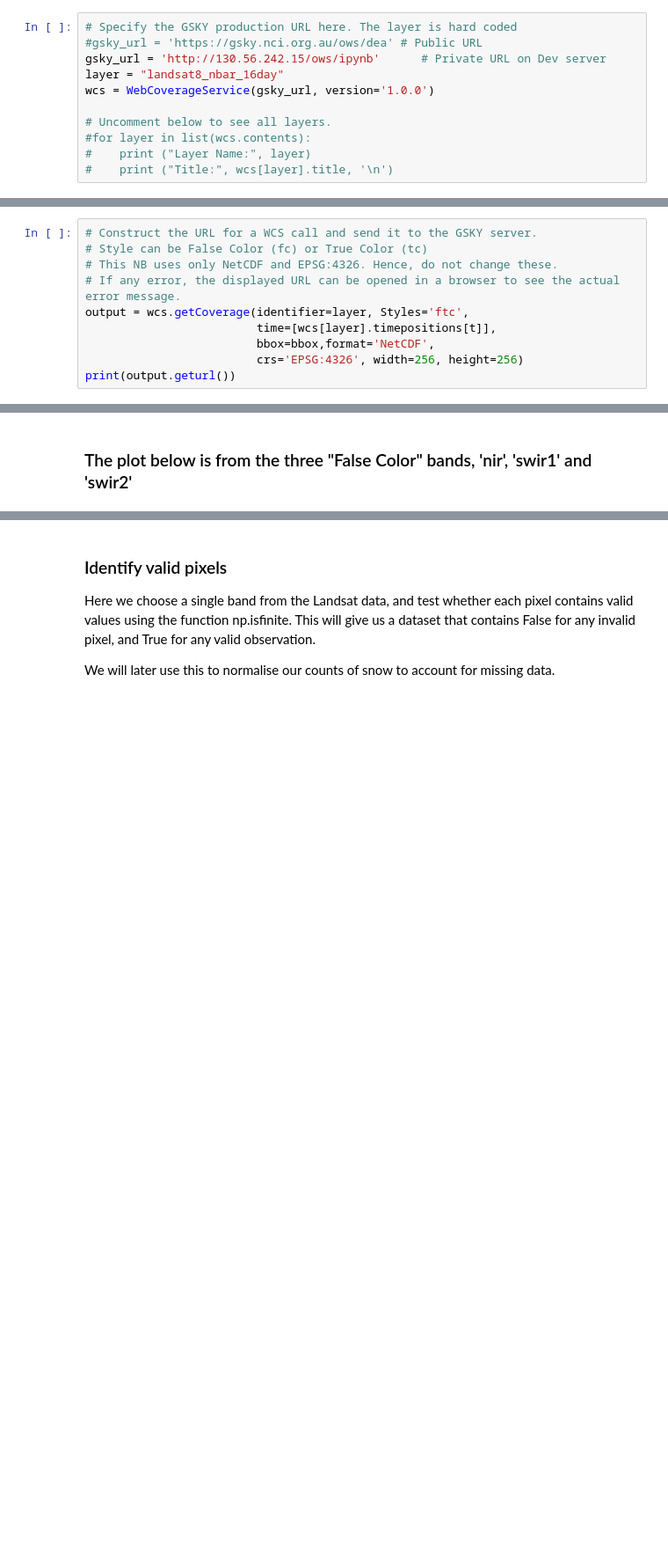
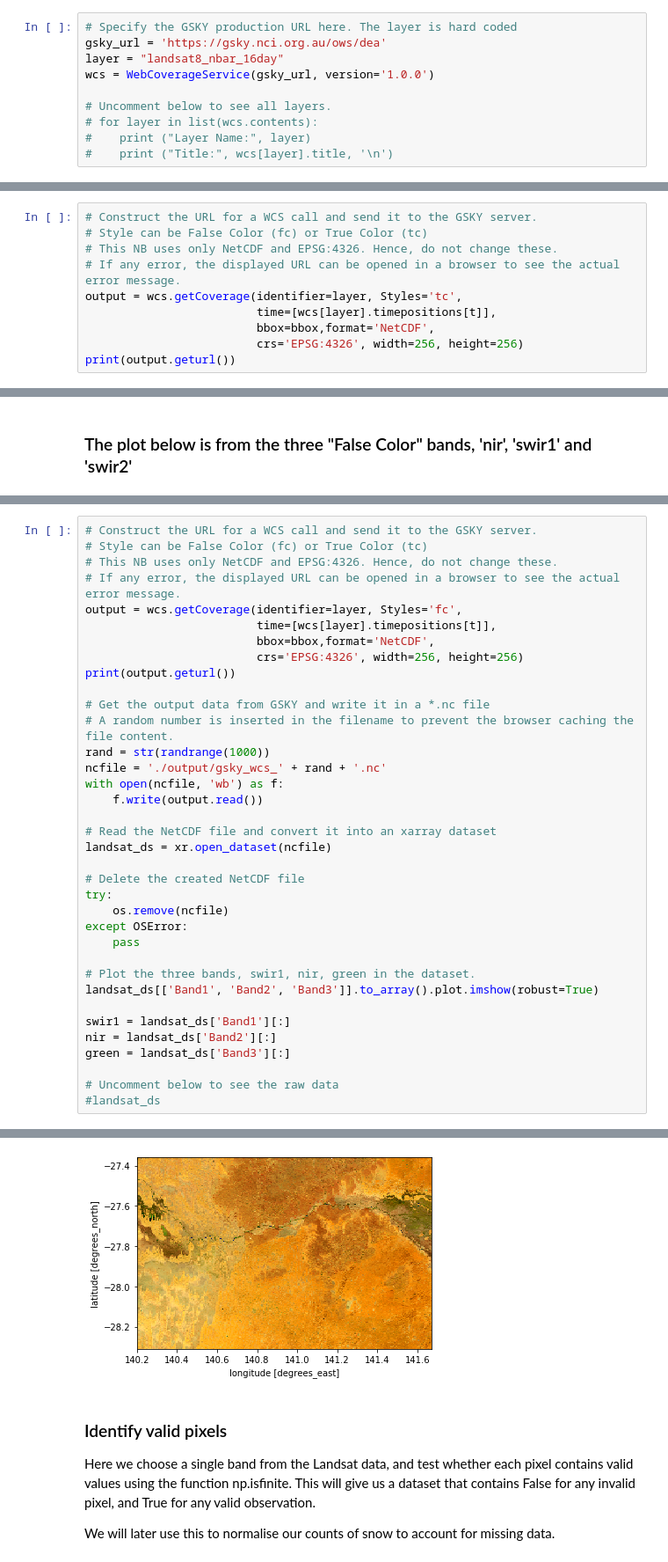
Before and after one commit to asivapra/gsky-demos, a Jupyter notebook: Staging/Landsat8_NDSI_NDVI.ipynb, the cells around one changed output, grey strips where cells are left out. Shown: that part at 88% size. Saved outputs shown, nothing was run; the diff lists cells and outputs as text; blank space fills up the shorter version.

```diff
--- a/Staging/Landsat8_NDSI_NDVI.ipynb
+++ b/Staging/Landsat8_NDSI_NDVI.ipynb
@@ -71,12 +80,11 @@ NOTE: The the production GSKY server does not output the 'nir', 'swir1' and 'swi
 # %%
 # Specify the GSKY production URL here. The layer is hard coded
-#gsky_url = 'https://gsky.nci.org.au/ows/dea' # Public URL
-gsky_url = 'http://130.56.242.15/ows/ipynb'      # Private URL on Dev server
+gsky_url = 'https://gsky.nci.org.au/ows/dea'
 layer = "landsat8_nbar_16day"
 wcs = WebCoverageService(gsky_url, version='1.0.0')
 
 # Uncomment below to see all layers.
-#for layer in list(wcs.contents):
+# for layer in list(wcs.contents):
 #    print ("Layer Name:", layer)
 #    print ("Title:", wcs[layer].title, '\n')
 # %% [markdown]
@@ -134,7 +138,7 @@ bbox
 # Style can be False Color (fc) or True Color (tc)
 # This NB uses only NetCDF and EPSG:4326. Hence, do not change these.
 # If any error, the displayed URL can be opened in a browser to see the actual error message.
-output = wcs.getCoverage(identifier=layer, Styles='ftc',
+output = wcs.getCoverage(identifier=layer, Styles='tc',
                          time=[wcs[layer].timepositions[t]],
                          bbox=bbox,format='NetCDF',
                          crs='EPSG:4326', width=256, height=256)
@@ -185,0 +185,37 @@ landsat_ds[['Band4', 'Band5', 'Band6']].to_array().plot.imshow(robust=True)
+# %%
+# Construct the URL for a WCS call and send it to the GSKY server.
+# Style can be False Color (fc) or True Color (tc)
+# This NB uses only NetCDF and EPSG:4326. Hence, do not change these.
+# If any error, the displayed URL can be opened in a browser to see the actual error message.
+output = wcs.getCoverage(identifier=layer, Styles='fc',
+                         time=[wcs[layer].timepositions[t]],
+                         bbox=bbox,format='NetCDF',
+                         crs='EPSG:4326', width=256, height=256)
+print(output.geturl())
+
+# Get the output data from GSKY and write it in a *.nc file
+# A random number is inserted in the filename to prevent the browser caching the file content.
+rand = str(randrange(1000))
+ncfile = './output/gsky_wcs_' + rand + '.nc'
+with open(ncfile, 'wb') as f:
+    f.write(output.read())
+
+# Read the NetCDF file and convert it into an xarray dataset
+landsat_ds = xr.open_dataset(ncfile)
+
+# Delete the created NetCDF file
+try:
+    os.remove(ncfile)
+except OSError:
+    pass
+
+# Plot the three bands, swir1, nir, green in the dataset.
+landsat_ds[['Band1', 'Band2', 'Band3']].to_array().plot.imshow(robust=True)
+
+swir1 = landsat_ds['Band1'][:]
+nir = landsat_ds['Band2'][:]
+green = landsat_ds['Band3'][:]
+
+# Uncomment below to see the raw data
+#landsat_ds
+# %% [output]
@@ -186,3 +223,4 @@ landsat_ds[['Band4', 'Band5', 'Band6']].to_array().plot.imshow(robust=True)
+[figure, added]
 # %% [markdown]
 ### Identify valid pixels
 
```
Also changed, not shown: parts of 21 cells of this notebook, 1 other file.
